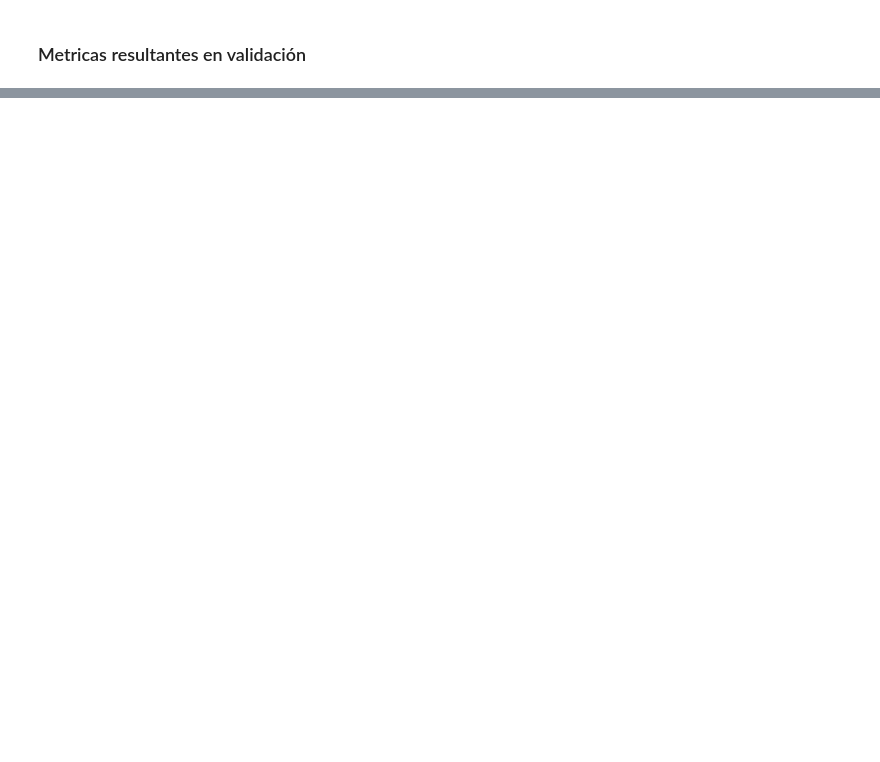
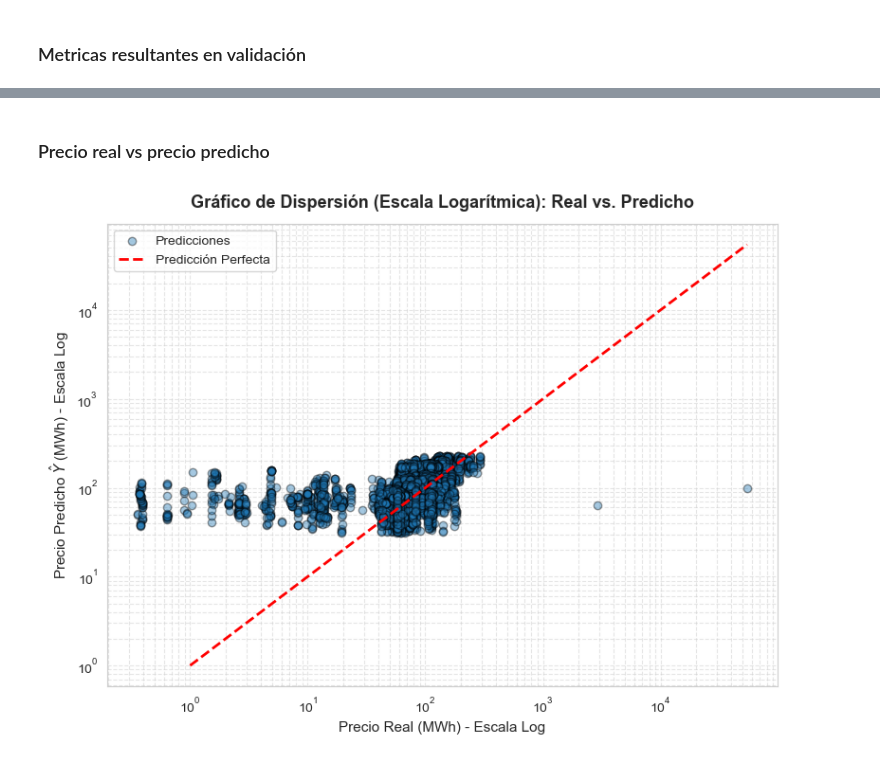
Before and after one commit to robroab/Proyecto_1_Statistical_Learning, a Jupyter notebook: proyecto1.ipynb, the cells around one changed output, grey strips where cells are left out. Cells and saved outputs as stored; diff of their text form; code cells hidden in the pictures; blank space fills up the shorter version.

```diff
--- a/proyecto1.ipynb
+++ b/proyecto1.ipynb
@@ -722,0 +989,8 @@ tabla_resultados
+# %%
+X_train_final = train_feat[features_num + features_cat]
+
+y_train_final = train_feat[target]
+
+modelo_final = grid_combo.best_estimator_
+
+modelo_final.fit(X_train_final, y_train_final)
@@ -722,0 +1016,8 @@ tabla_resultados
+# %%
+X_test_2025 = test_2025_feat[features_num + features_cat]
+
+predicciones_2025 = modelo_final.predict(X_test_2025)
+
+test_2025_feat['precio_predicho'] = predicciones_2025
+
+test_2025_feat.head()
@@ -722,0 +1031,25 @@ tabla_resultados
+# %% [markdown]
+### Precio real vs precio predicho
+# %%
+y_real = test_2025_feat[target]
+y_pred = test_2025_feat['precio_predicho']
+
+plt.figure(figsize=(8, 6))
+plt.scatter(y_real, y_pred, alpha=0.4, color='#1f77b4', edgecolor='k', label='Predicciones')
+
+limites = [max(1, min(y_real)), max(y_real)]
+plt.plot(limites, limites, color='red', linestyle='--', linewidth=2, label='Predicción Perfecta')
+
+plt.xscale('log')
+plt.yscale('log')
+
+plt.title('Gráfico de Dispersión (Escala Logarítmica): Real vs. Predicho', fontsize=13, fontweight='bold', pad=12)
+plt.xlabel('Precio Real (MWh) - Escala Log', fontsize=11)
+plt.ylabel(r'Precio Predicho $\hat{Y}$ (MWh) - Escala Log', fontsize=11)
+plt.grid(True, which="both", linestyle='--', alpha=0.5)
+plt.legend(fontsize=10)
+
+plt.tight_layout()
+plt.show()
+# %% [output]
+[figure, added]
```
Also changed, not shown: parts of 34 cells of this notebook.
